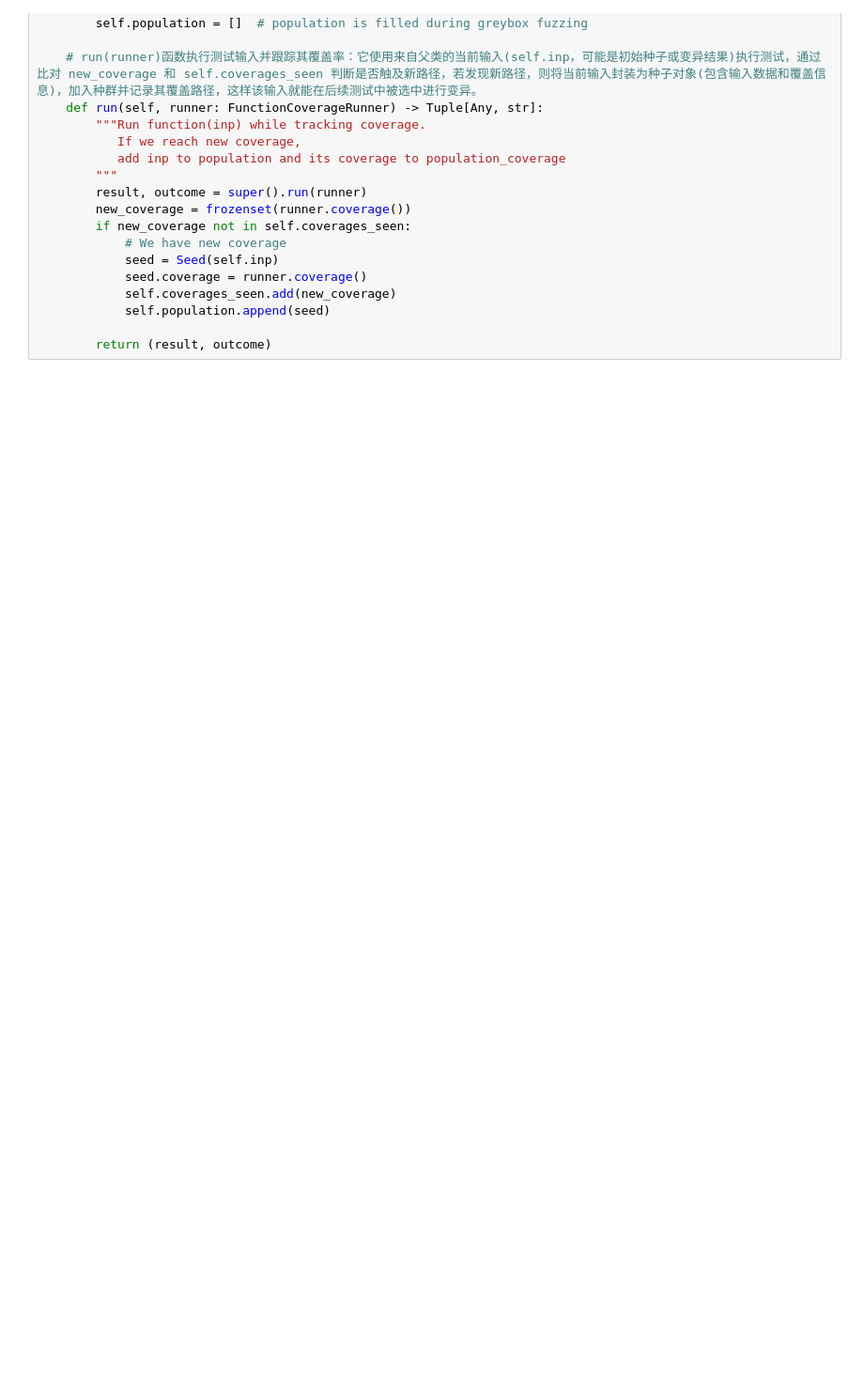
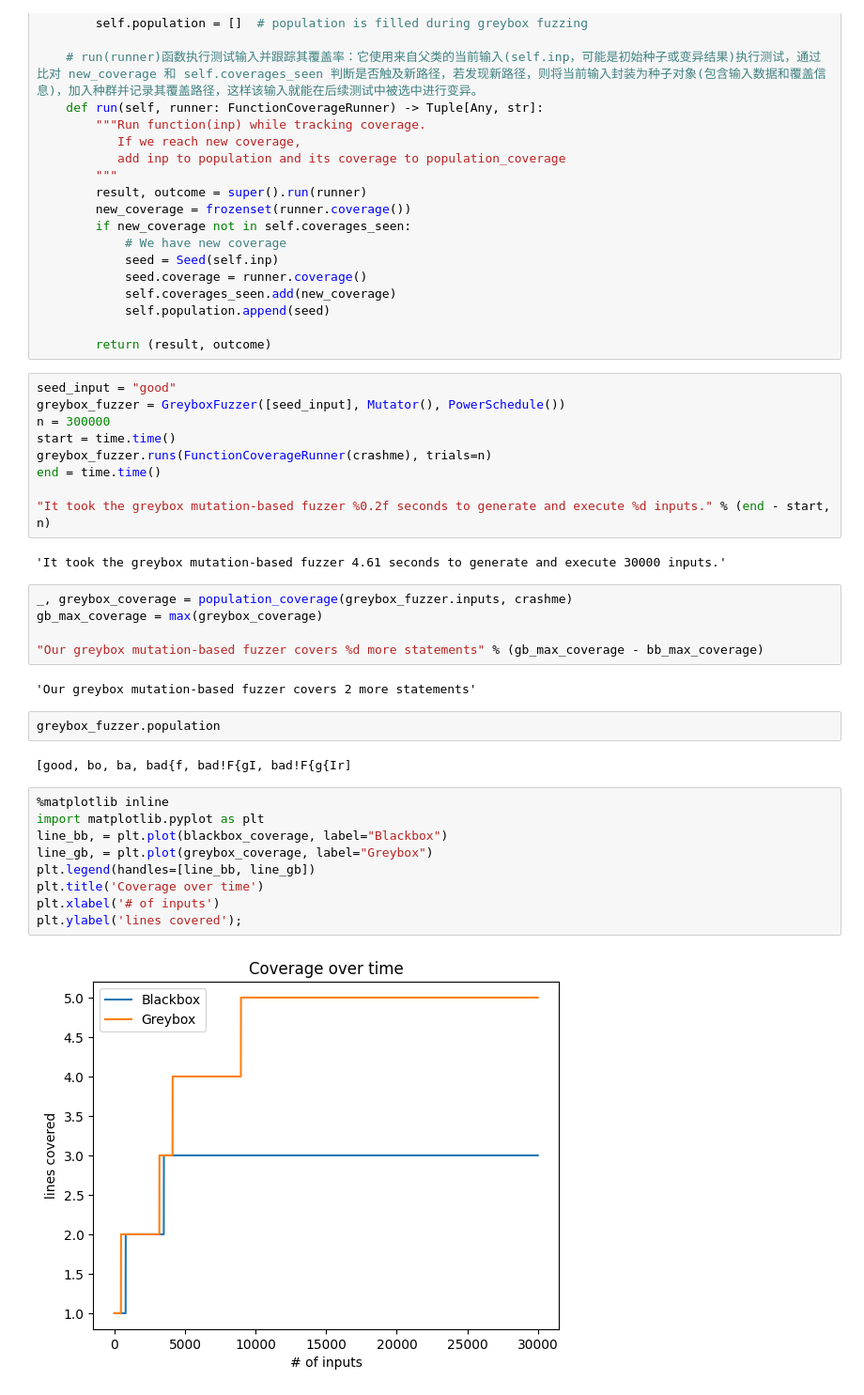
Before and after one commit to JieChenSimon/LearningCourse, a Jupyter notebook: 5.0-FuzzingBook-Andreas Zeller/II-Lexical Fuzzing/Greybox Fuzzing/4.2-Mutation-based黑盒和灰盒测试辨析.ipynb, the cells around one changed output. Shown at 94% size. Saved outputs shown, nothing was run; the diff lists cells and outputs as text; blank space fills up the shorter version.

```diff
--- a/5.0-FuzzingBook-Andreas Zeller/II-Lexical Fuzzing/Greybox Fuzzing/4.2-Mutation-based黑盒和灰盒测试辨析.ipynb
+++ b/5.0-FuzzingBook-Andreas Zeller/II-Lexical Fuzzing/Greybox Fuzzing/4.2-Mutation-based黑盒和灰盒测试辨析.ipynb
@@ -172,3 +172,36 @@ class GreyboxFuzzer(AdvancedMutationFuzzer):
             self.population.append(seed)
 
         return (result, outcome)
+# %%
+seed_input = "good"
+greybox_fuzzer = GreyboxFuzzer([seed_input], Mutator(), PowerSchedule())
+n = 300000
+start = time.time()
+greybox_fuzzer.runs(FunctionCoverageRunner(crashme), trials=n)
+end = time.time()
+
+"It took the greybox mutation-based fuzzer %0.2f seconds to generate and execute %d inputs." % (end - start, n)
+# %% [output]
+'It took the greybox mutation-based fuzzer 4.61 seconds to generate and execute 30000 inputs.'
+# %%
+_, greybox_coverage = population_coverage(greybox_fuzzer.inputs, crashme)
+gb_max_coverage = max(greybox_coverage)
+
+"Our greybox mutation-based fuzzer covers %d more statements" % (gb_max_coverage - bb_max_coverage)
+# %% [output]
+'Our greybox mutation-based fuzzer covers 2 more statements'
+# %%
+greybox_fuzzer.population
+# %% [output]
+[good, bo, ba, bad{f, bad!F{gI, bad!F{g{Ir]
+# %%
+%matplotlib inline
+import matplotlib.pyplot as plt
+line_bb, = plt.plot(blackbox_coverage, label="Blackbox")
+line_gb, = plt.plot(greybox_coverage, label="Greybox")
+plt.legend(handles=[line_bb, line_gb])
+plt.title('Coverage over time')
+plt.xlabel('# of inputs')
+plt.ylabel('lines covered');
+# %% [output]
+[figure, added]
```
Also changed, not shown: 3 other files.
